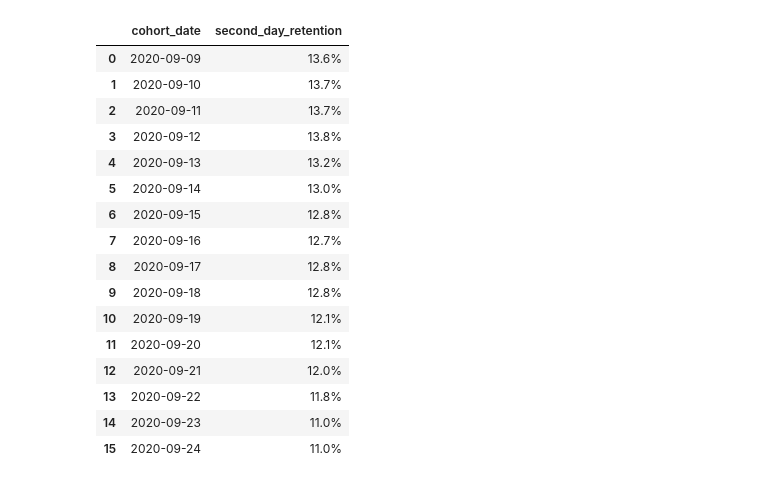
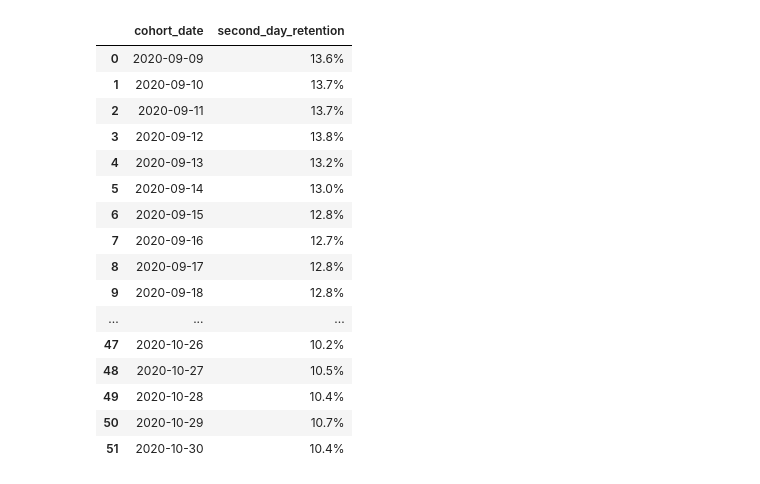
Before and after one commit to wikimedia-research/KaiOS-readership, a Jupyter notebook: KaiOS-app-user-retention.ipynb, the cells around one changed output. Saved outputs shown, nothing was run; the diff lists cells and outputs as text; code cells hidden in the pictures.

```diff
--- a/KaiOS-app-user-retention.ipynb
+++ b/KaiOS-app-user-retention.ipynb
@@ -40,4 +40,4 @@ GROUP BY cohort_date
 ORDER BY cohort_date
 """
 
-wmf.spark.run(query, session_type="large")
+second_day_retention = wmf.spark.run(query, session_type="large")
@@ -62,20 +44,20 @@ wmf.spark.run(query, session_type="large")
 # %%
-_2.style.format({"second_day_retention": wmf.utils.pct_str})
+second_day_retention.style.format({"second_day_retention": wmf.utils.pct_str})
 # %% [output]
 |  | cohort_date | second_day_retention |
 | 0 | 2020-09-09 | 13.6% |
 | 1 | 2020-09-10 | 13.7% |
 | 2 | 2020-09-11 | 13.7% |
 | 3 | 2020-09-12 | 13.8% |
 | 4 | 2020-09-13 | 13.2% |
 | 5 | 2020-09-14 | 13.0% |
 | 6 | 2020-09-15 | 12.8% |
 | 7 | 2020-09-16 | 12.7% |
 | 8 | 2020-09-17 | 12.8% |
 | 9 | 2020-09-18 | 12.8% |
-| 10 | 2020-09-19 | 12.1% |
-| 11 | 2020-09-20 | 12.1% |
-| 12 | 2020-09-21 | 12.0% |
-| 13 | 2020-09-22 | 11.8% |
-| 14 | 2020-09-23 | 11.0% |
-| 15 | 2020-09-24 | 11.0% |
+| ... | ... | ... |
+| 47 | 2020-10-26 | 10.2% |
+| 48 | 2020-10-27 | 10.5% |
+| 49 | 2020-10-28 | 10.4% |
+| 50 | 2020-10-29 | 10.7% |
+| 51 | 2020-10-30 | 10.4% |
```
Also changed, not shown: parts of 7 cells of this notebook.
